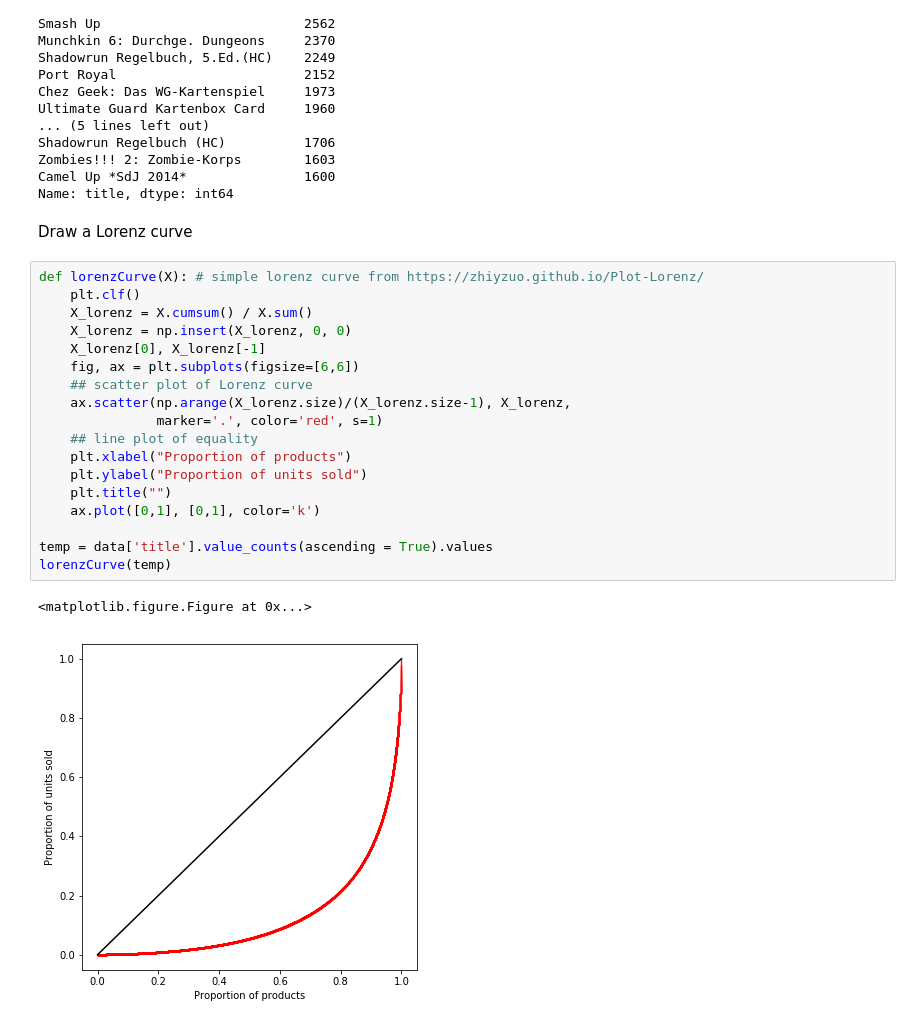
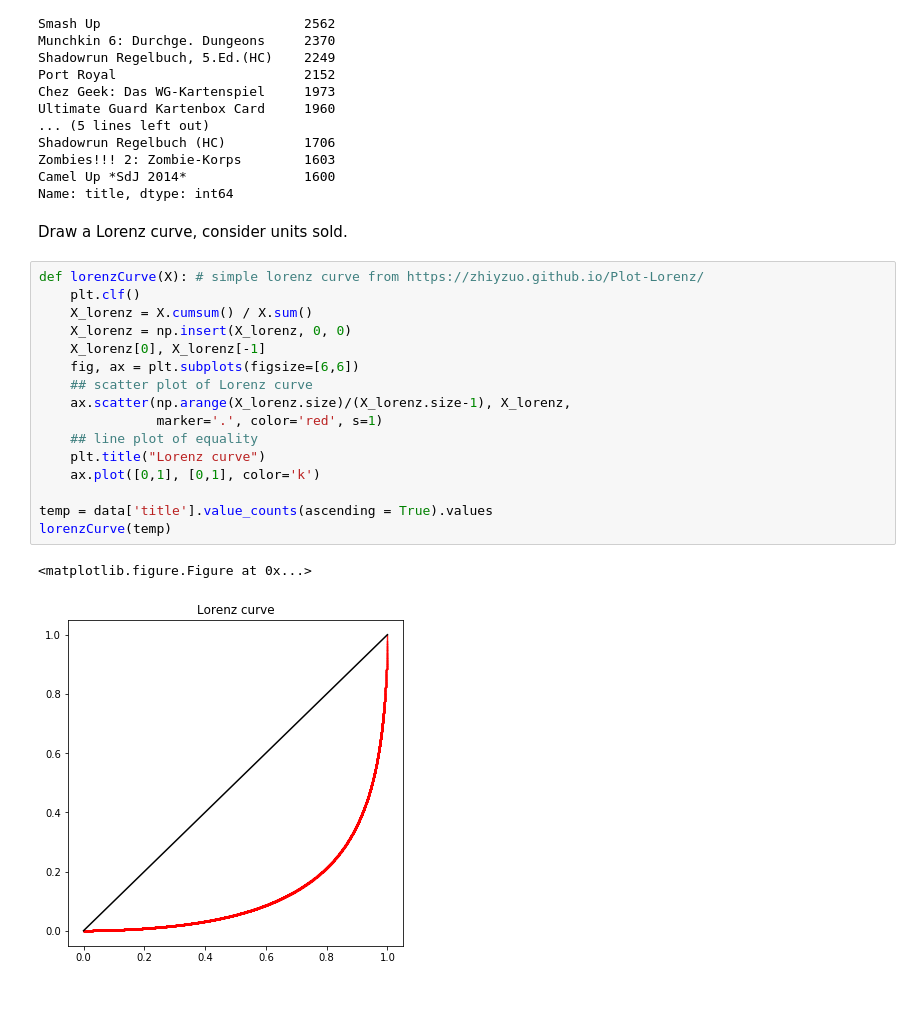
Before and after one commit to shachar-r/Profit-RS, a Jupyter notebook: Jörn - Pegasus summary statistics.ipynb, the cells around one changed output. Cells and saved outputs as stored; diff of their text form; blank space fills up the shorter version.

Commit message:
added product analysis

```diff
--- a/Jörn - Pegasus summary statistics.ipynb
+++ b/Jörn - Pegasus summary statistics.ipynb
@@ -244,25 +244,23 @@ Zombies!!! 2: Zombie-Korps        1603
 Camel Up *SdJ 2014*               1600
 Name: title, dtype: int64
 # %% [markdown]
-Draw a Lorenz curve
+Draw a Lorenz curve, consider units sold.
 # %%
 def lorenzCurve(X): # simple lorenz curve from https://zhiyzuo.github.io/Plot-Lorenz/
     plt.clf()
     X_lorenz = X.cumsum() / X.sum()
     X_lorenz = np.insert(X_lorenz, 0, 0)
     X_lorenz[0], X_lorenz[-1]
     fig, ax = plt.subplots(figsize=[6,6])
     ## scatter plot of Lorenz curve
     ax.scatter(np.arange(X_lorenz.size)/(X_lorenz.size-1), X_lorenz,
                marker='.', color='red', s=1)
     ## line plot of equality
-    plt.xlabel("Proportion of products")
-    plt.ylabel("Proportion of units sold")
-    plt.title("")
+    plt.title("Lorenz curve")
     ax.plot([0,1], [0,1], color='k')
 
 temp = data['title'].value_counts(ascending = True).values
 lorenzCurve(temp)
 # %% [output]
 <matplotlib.figure.Figure at 0x...>
-[figure, old version]
+[figure, new version]
```
Also changed, not shown: parts of 3 cells of this notebook.
